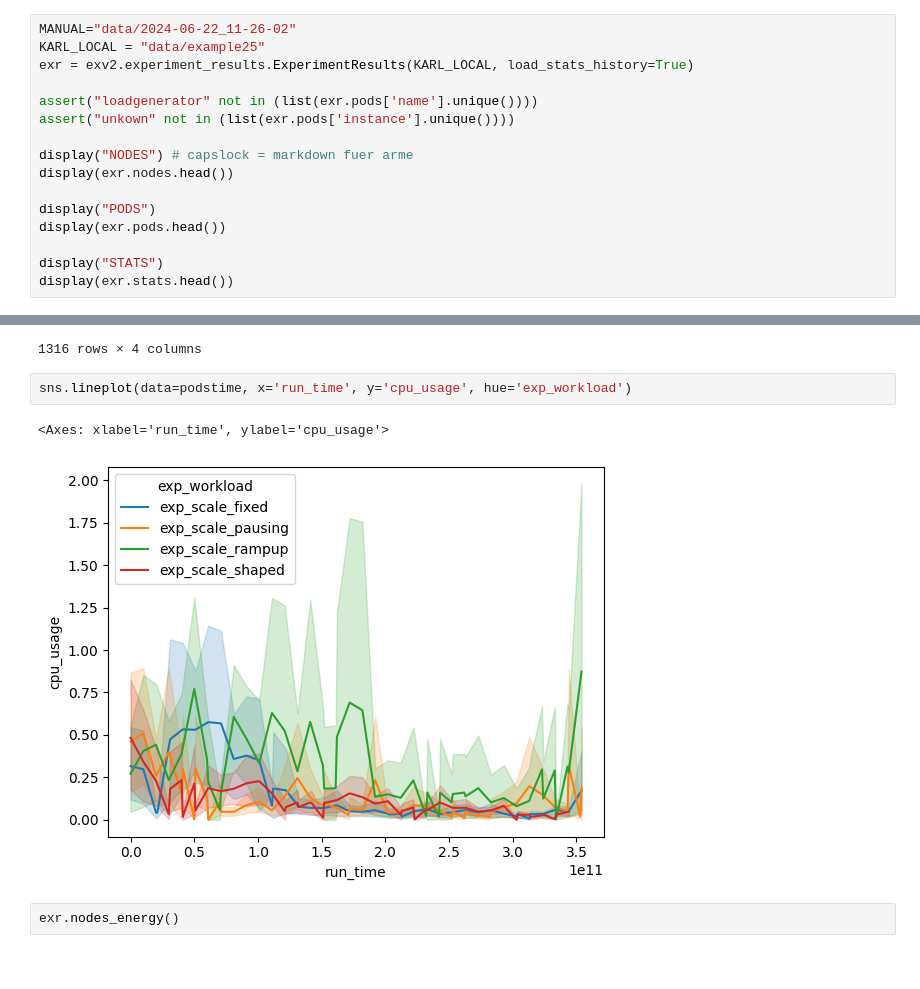
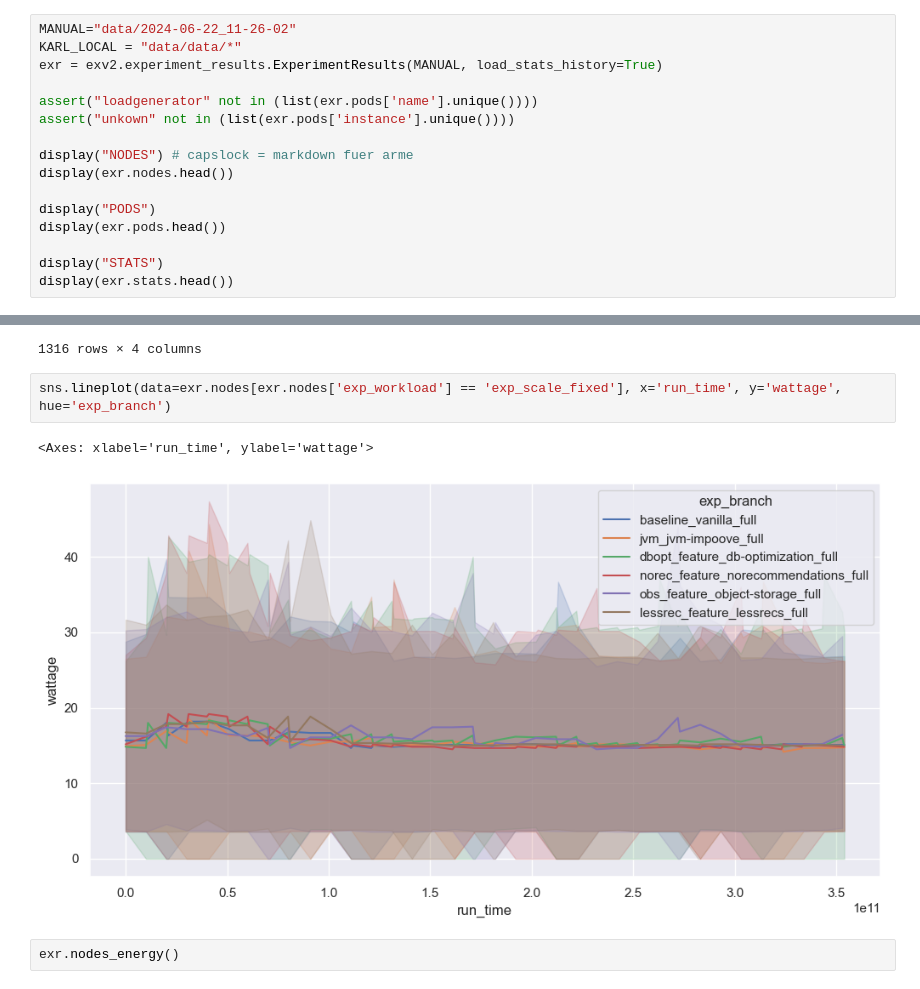
Before and after one commit to clue2-sose25/Clue2, a Jupyter notebook: eval6000.ipynb, the cells around one changed output, grey strips where cells are left out. Cells and saved outputs as stored; diff of their text form.

Commit message:
resource consumption per branch

```diff
--- a/eval6000.ipynb
+++ b/eval6000.ipynb
@@ -15,8 +15,8 @@ pd.set_option('display.max_columns', None)
 sns.set_theme(rc={'figure.figsize':(12, 6)})
 # %%
 MANUAL="data/2024-06-22_11-26-02"
-KARL_LOCAL = "data/example25"
-exr = exv2.experiment_results.ExperimentResults(KARL_LOCAL, load_stats_history=True)
+KARL_LOCAL = "data/data/*"
+exr = exv2.experiment_results.ExperimentResults(MANUAL, load_stats_history=True)
 
 assert("loadgenerator" not in (list(exr.pods['name'].unique())))
 assert("unkown" not in (list(exr.pods['instance'].unique())))
@@ -137,10 +153,10 @@ podstime
 |  |  | 0 days 00:05:44 | 0.000402 | 11.300000 | 0.117643 | 1 |
 1316 rows × 4 columns
 # %%
-sns.lineplot(data=podstime, x='run_time', y='cpu_usage', hue='exp_workload')
+sns.lineplot(data=exr.nodes[exr.nodes['exp_workload'] == 'exp_scale_fixed'], x='run_time', y='wattage', hue='exp_branch')
 # %% [output]
-<Axes: xlabel='run_time', ylabel='cpu_usage'>
+<Axes: xlabel='run_time', ylabel='wattage'>
-[figure, old version]
+[figure, new version]
 # %%
 exr.nodes_energy()
 # %% [output]
```
Also changed, not shown: parts of 12 cells of this notebook, 1 other file.
